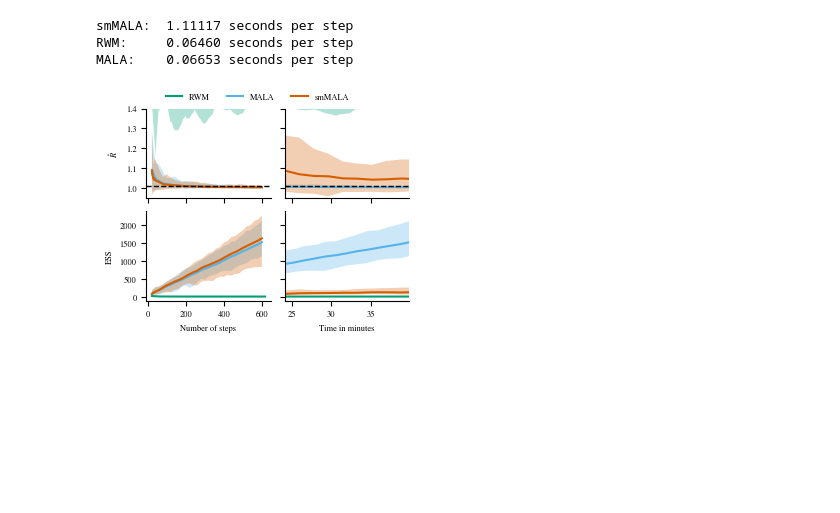
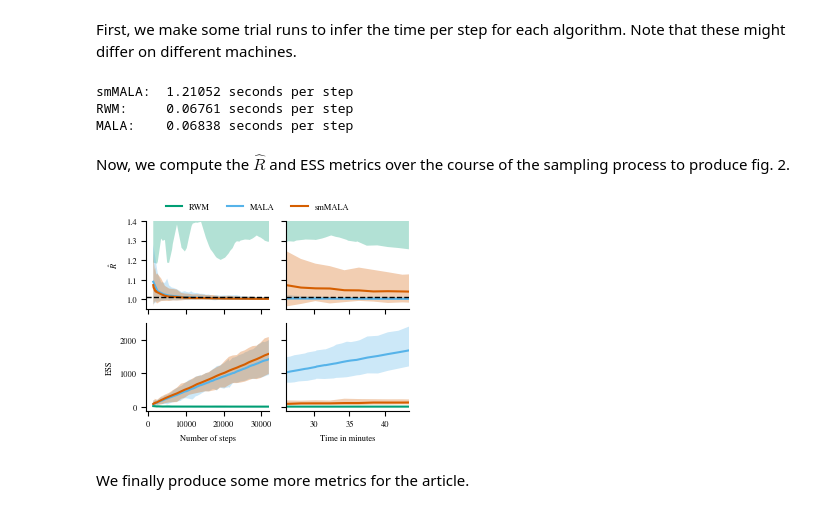
Before and after one commit to huy29433/MCMC-sampling-for-MHN, a Jupyter notebook: analysis/algorithm_comparison.ipynb, the cells around one changed output. Drawn from its saved outputs; the diff is of its cells as text; code cells hidden in the pictures; blank space fills up the shorter version.

Commit message:
update algorithm comparison

```diff
--- a/analysis/algorithm_comparison.ipynb
+++ b/analysis/algorithm_comparison.ipynb
@@ -18,3 +26,6 @@ burn_in = 0.2
+# %% [markdown]
+First, we make some trial runs to infer the time per step for each algorithm.
+Note that these might differ on different machines.
 # %%
 data = np.loadtxt(f"../data/G13_LUAD_12.csv", delimiter=",", skiprows=1,
                   usecols=range(1, 13), dtype=np.int32)
@@ -24,45 +35,54 @@ mhn_model = mhn.model.oMHN.load(
 speed = dict()
 
 for algo_name, kernel in [
-                          ("smMALA", smMALAKernel),
+    ("smMALA", smMALAKernel),
     ("RWM", RWMKernel),
-                          ("MALA", MALAKernel),
-                          ]:
+    ("MALA", MALAKernel),
+]:
     mcmc_sampler = MCMC(
         mhn_model=mhn_model,
         data=data,
         penalty=(sym_l2.sym_l2,
-                sym_l2.sym_l2_grad,
-                sym_l2.sym_l2_hessian),
+                 sym_l2.sym_l2_grad,
+                 sym_l2.sym_l2_hessian),
         kernel_class=kernel,
         step_size=0.0001,
         thin=1,
     )
     n_steps = 10 if algo_name == "smMALA" else 100
+    mcmc_sampler.initial_step = np.random.normal(
+        size=(mcmc_sampler.n_chains, 1, mcmc_sampler.size),
+        scale=1 / np.sqrt(2 * mcmc_sampler.lam))
     t0 = time.time()
     mcmc_sampler.run(max_steps=n_steps)
     t1 = time.time()
     speed[algo_name] = (t1 - t0)/n_steps
     print(f"{algo_name}:\t {(t1 - t0)/n_steps:.5f} seconds per step")
 # %% [output]
-smMALA:  1.11117 seconds per step
-RWM:     0.06460 seconds per step
-MALA:    0.06653 seconds per step
+smMALA:  1.21052 seconds per step
+RWM:     0.06761 seconds per step
+MALA:    0.06838 seconds per step
+# %% [markdown]
+Now, we compute the $\hat R$ and ESS metrics over the course of the sampling process to produce fig. 2.
 # %%
 samples_rwm = np.load(
-    "../results/mcmc/G13_LUAD_12_sym-l2_RWM_0_128125.npy")
+    "../results/mcmc/G13_LUAD_12_sym-l2_RWM_0_09999999999999999.npy")
 samples_mala = np.load(
-    "../results/mcmc/G13_LUAD_12_sym-l2_MALA_0_0015625.npy")
+    "../results/mcmc/G13_LUAD_12_sym-l2_MALA_0_0018437500000000001.npy")
 samples_smmala = np.load(
-    "../results/mcmc/G13_LUAD_12_sym-l2_smMALA_0_029335937500000003.npy")
+    "../results/mcmc/G13_LUAD_12_sym-l2_smMALA_0_0325.npy")
 # %%
 rhat = dict()
 ess = dict()
 plot_range = dict()
 
+min_steps = min([
+    samples.shape[1]
+    for samples in [samples_rwm, samples_mala, samples_smmala]])
+
 for algorithm, samples in [("RWM", samples_rwm), ("MALA", samples_mala), ("smMALA", samples_smmala)]:
-    step_range = np.linspace(13, 360, 30).astype(int)
-    time_range = (step_range.copy() *
+    step_range = np.linspace(13, min_steps, 30).astype(int)
+    time_range = (np.linspace(13, samples_mala.shape[1], 30).astype(int) *
                   speed["MALA"] / speed[algorithm]).astype(int)
 
     plot_range[algorithm] = np.concatenate([step_range, time_range])
@@ -73,47 +93,47 @@ for algorithm, samples in [("RWM", samples_rwm), ("MALA", samples_mala), ("smMAL
     rhat[algorithm] = np.zeros((len(plot_range[algorithm]), samples.shape[-1]))
     ess[algorithm] = np.zeros((len(plot_range[algorithm]), samples.shape[-1]))
     for i, x in enumerate(plot_range[algorithm]):
-        inf_data = arviz.convert_to_inference_data(samples[:, int(burn_in * x):x, :])
+        inf_data = arviz.convert_to_inference_data(
+            samples[:, int(burn_in * x):x, :])
         rhat[algorithm][i] = arviz.rhat(inf_data).x
         ess[algorithm][i] = arviz.ess(inf_data).x
 # %%
 fig, ax = plt.subplots(2, 2, figsize=(3.21, 2.5), sharex="col", sharey="row")
 for i in range(2):
     for j in range(2):
 
         a = ax[i, j]
 
         for algo_name in rhat.keys():
 
             metric = rhat if i == 0 else ess
 
-            a.plot(plot_range[algo_name] * 100 *(speed[algo_name] ** j / 60),
-                          metric[algo_name].mean(axis=1), label=algo_name)
-            a.fill_between(plot_range[algo_name] * 100 * (speed[algo_name] ** j / 60),
-                                  metric[algo_name].min(axis=1), metric[algo_name].max(axis=1), alpha=0.3)
+            a.plot(plot_range[algo_name] * 100 * ((speed[algo_name] / 60) ** j),
+                   metric[algo_name].mean(axis=1), label=algo_name)
+            a.fill_between(plot_range[algo_name] * 100 * ((speed[algo_name] / 60) ** j),
+                           metric[algo_name].min(axis=1), metric[algo_name].max(axis=1), alpha=0.3)
         for spine in ["top", "right"]:
             a.spines[spine].set_visible(False)
 
         if j == 1:
             a.set_xlim(
                 min(plot_range["smMALA"] * speed["smMALA"] * 100 / 60),
                 max(plot_range["RWM"] * speed["RWM"] * 100 / 60),)
         if i == 0:
+            a.set_xlim(None, step_range[-1] * 100)
             a.set_ylim(0.95, 1.4)
             a.axhline(1.01, color='black', linestyle='--', lw=1)
-ax[0,0].set_ylabel("$\hat{R}$")
-ax[1,0].set_ylabel("ESS")
-ax[1,0].set_xlabel("Number of steps")
-ax[1,1].set_xlabel("Time in minutes")
+ax[0, 0].set_ylabel("$\hat{R}$")
+ax[1, 0].set_ylabel("ESS")
+ax[1, 0].set_xlabel("Number of steps")
+ax[1, 1].set_xlabel("Time in minutes")
 
-handles, labels = ax[0,0].get_legend_handles_labels()
+handles, labels = ax[0, 0].get_legend_handles_labels()
 
 legend = fig.legend(handles, labels, loc="upper center", ncol=3,
                     )
 legend.get_frame().set_edgecolor('white')
 fig.tight_layout()
-fig.subplots_adjust(top=0.93)
-
-fig.savefig("../results/figs/algorithm_comparison.pdf")
+fig.subplots_adjust(top=0.92)
 # %% [output]
-[figure, old version]
+[figure, new version]
@@ -120,2 +168,4 @@ fig.savefig("../results/figs/algorithm_comparison.pdf")
+# %% [markdown]
+We finally produce some more metrics for the article.
 # %%
 print("max(R hat) for RWM after 1,000,000 steps:", end=' ')
```
Also changed, not shown: parts of 6 cells of this notebook, 5 other files.
